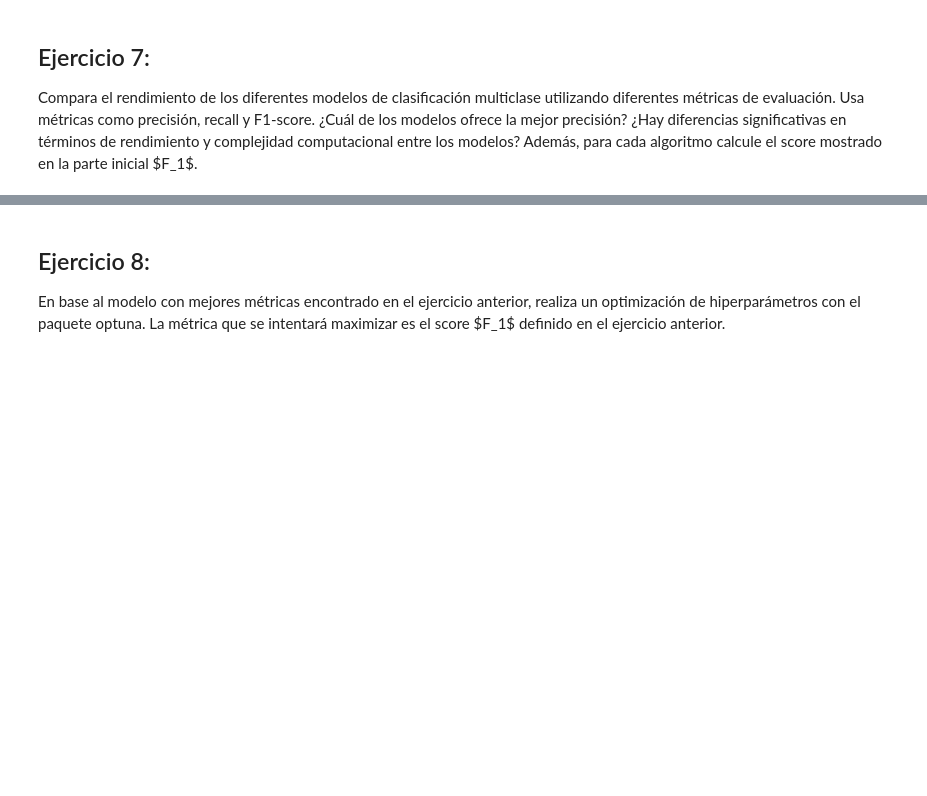
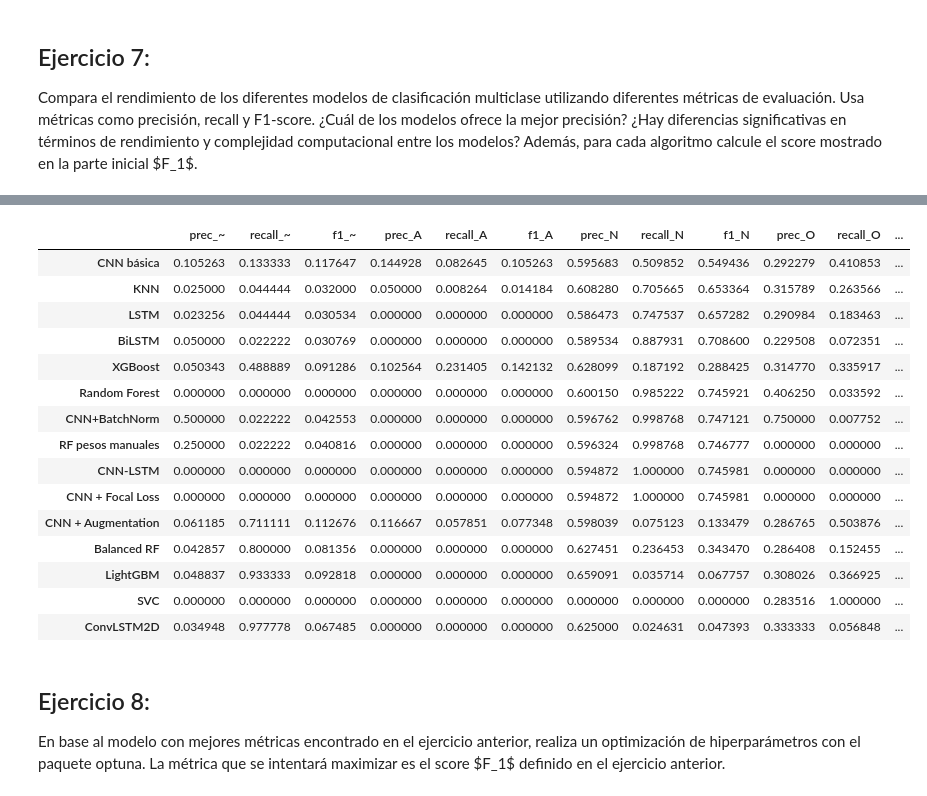
Before and after one commit to JuanPab2009/Time-Series-Classification, a Jupyter notebook: src/Examen_Tema3.ipynb, the cells around one changed output, grey strips where cells are left out. Drawn from its saved outputs; the diff is of its cells as text; code cells hidden in the pictures; blank space fills up the shorter version.

```diff
--- a/src/Examen_Tema3.ipynb
+++ b/src/Examen_Tema3.ipynb
@@ -47,7 +61,7 @@ from typing import Counter
 import matplotlib.pyplot as plt
 from sklearn.cluster import KMeans
 
-with open('../data/challenge2017.pkl', 'rb') as f:
+with open('./data/challenge2017.pkl', 'rb') as f:
     data = pickle.load(f)
     print(data.keys())
 # %% [output]
@@ -1914,3 +2113,24 @@ model_specs = {
+# %%
+model_specs = {
+    # Clásicos ML (no reshape)
+    "KNN":                  (knn,          None),
+    "Random Forest":        (rf,           None),
+    "Balanced RF":          (brf,          None),
+    "RF pesos manuales":    (clf,          None),
+    "XGBoost":              (model_xgb,    None),
+    "SVC":                  (svc,          None),
+    "LightGBM":             (model_lgbm,   None),
+
+    # Redes neuronales
+    "CNN básica":           (model_cnn,        None),
+    "CNN+BatchNorm":        (model_cnn2,       None),
+    "CNN + Focal Loss":     (model_focal,      None),
+    "CNN + Augmentation":   (model_aug,        None),
+    "LSTM":                 (model_lstm,       lambda x: x.reshape(-1, 9000, 1)),
+    "BiLSTM":               (model_bi,         lambda x: x.reshape(-1, 9000, 1)),
+    "CNN-LSTM":             (model_cnn_lstm,   lambda x: x.reshape(-1, n_seq, subseq_len, 1)),
+    "ConvLSTM2D":           (model_conv_lstm,  lambda x: x.reshape(-1, n_seq, 1, subseq_len, 1)),
+}
 # %%
 import pandas as pd
 from sklearn.metrics import precision_recall_fscore_support
@@ -1923,12 +2143,20 @@ def get_metrics(model, X, y_true, reshape_fn=None):
         X_in = X
     # Predecir y convertir a etiquetas
     y_pred = model.predict(X_in)
-    y_pred = y_pred.argmax(axis=1) if y_pred.ndim > 1 else y_pred
+    # Check if y_pred is one-dimensional (e.g., for KNN)
+    if y_pred.ndim == 1 and isinstance(y_pred[0], str):
+        # If y_pred contains strings and is one-dimensional, convert to numerical labels
+        y_pred = np.array([mapping[c] for c in y_pred])  # Use the 'mapping' dictionary to convert
+    else:
+        y_pred = y_pred.argmax(axis=1) if y_pred.ndim > 1 else y_pred
     # Calcular métricas por clase
     p, r, f1, _ = precision_recall_fscore_support(
-        y_true, y_pred, labels=[0,1,2,3], zero_division=0
+        y_true, y_pred, labels=[0, 1, 2, 3], zero_division=0
     )
     return p, r, f1
+
+# Assuming 'mapping' is defined as {'~': 0, 'A': 1, 'N': 2, 'O': 3}
+mapping = {'~': 0, 'A': 1, 'N': 2, 'O': 3}
 
 # ➌ Montar DataFrame vacío con las columnas deseadas
 cols = [
@@ -1956,3 +2184,4 @@ df_metrics["macro_F1"] = df_metrics[["f1_~","f1_A","f1_N","f1_O"]].mean(axis=1)
 # ➏ Ordenar y mostrar
 df_metrics = df_metrics.sort_values("macro_F1", ascending=False)
 df_metrics
+# %% [output]
@@ -1959,3 +2196,19 @@ df_metrics
+|  | prec_~ | recall_~ | f1_~ | prec_A | recall_A | f1_A | prec_N | recall_N | f1_N | prec_O | recall_O | ... |
+| CNN básica | 0.105263 | 0.133333 | 0.117647 | 0.144928 | 0.082645 | 0.105263 | 0.595683 | 0.509852 | 0.549436 | 0.292279 | 0.410853 | ... |
+| KNN | 0.025000 | 0.044444 | 0.032000 | 0.050000 | 0.008264 | 0.014184 | 0.608280 | 0.705665 | 0.653364 | 0.315789 | 0.263566 | ... |
+| LSTM | 0.023256 | 0.044444 | 0.030534 | 0.000000 | 0.000000 | 0.000000 | 0.586473 | 0.747537 | 0.657282 | 0.290984 | 0.183463 | ... |
+| BiLSTM | 0.050000 | 0.022222 | 0.030769 | 0.000000 | 0.000000 | 0.000000 | 0.589534 | 0.887931 | 0.708600 | 0.229508 | 0.072351 | ... |
+| XGBoost | 0.050343 | 0.488889 | 0.091286 | 0.102564 | 0.231405 | 0.142132 | 0.628099 | 0.187192 | 0.288425 | 0.314770 | 0.335917 | ... |
+| Random Forest | 0.000000 | 0.000000 | 0.000000 | 0.000000 | 0.000000 | 0.000000 | 0.600150 | 0.985222 | 0.745921 | 0.406250 | 0.033592 | ... |
+| CNN+BatchNorm | 0.500000 | 0.022222 | 0.042553 | 0.000000 | 0.000000 | 0.000000 | 0.596762 | 0.998768 | 0.747121 | 0.750000 | 0.007752 | ... |
+| RF pesos manuales | 0.250000 | 0.022222 | 0.040816 | 0.000000 | 0.000000 | 0.000000 | 0.596324 | 0.998768 | 0.746777 | 0.000000 | 0.000000 | ... |
+| CNN-LSTM | 0.000000 | 0.000000 | 0.000000 | 0.000000 | 0.000000 | 0.000000 | 0.594872 | 1.000000 | 0.745981 | 0.000000 | 0.000000 | ... |
+| CNN + Focal Loss | 0.000000 | 0.000000 | 0.000000 | 0.000000 | 0.000000 | 0.000000 | 0.594872 | 1.000000 | 0.745981 | 0.000000 | 0.000000 | ... |
+| CNN + Augmentation | 0.061185 | 0.711111 | 0.112676 | 0.116667 | 0.057851 | 0.077348 | 0.598039 | 0.075123 | 0.133479 | 0.286765 | 0.503876 | ... |
+| Balanced RF | 0.042857 | 0.800000 | 0.081356 | 0.000000 | 0.000000 | 0.000000 | 0.627451 | 0.236453 | 0.343470 | 0.286408 | 0.152455 | ... |
+| LightGBM | 0.048837 | 0.933333 | 0.092818 | 0.000000 | 0.000000 | 0.000000 | 0.659091 | 0.035714 | 0.067757 | 0.308026 | 0.366925 | ... |
+| SVC | 0.000000 | 0.000000 | 0.000000 | 0.000000 | 0.000000 | 0.000000 | 0.000000 | 0.000000 | 0.000000 | 0.283516 | 1.000000 | ... |
+| ConvLSTM2D | 0.034948 | 0.977778 | 0.067485 | 0.000000 | 0.000000 | 0.000000 | 0.625000 | 0.024631 | 0.047393 | 0.333333 | 0.056848 | ... |
 # %% [markdown]
 ## Ejercicio 8:
 
```
Also changed, not shown: parts of 44 cells of this notebook.
